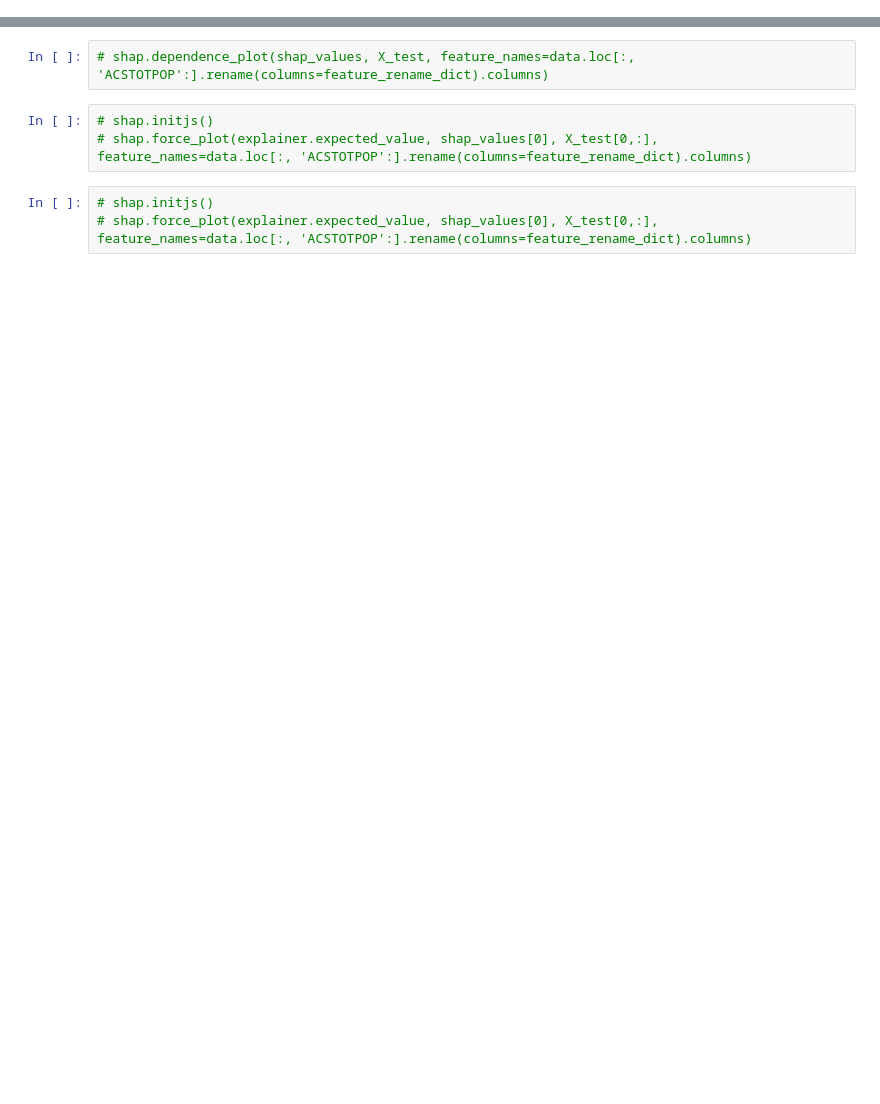
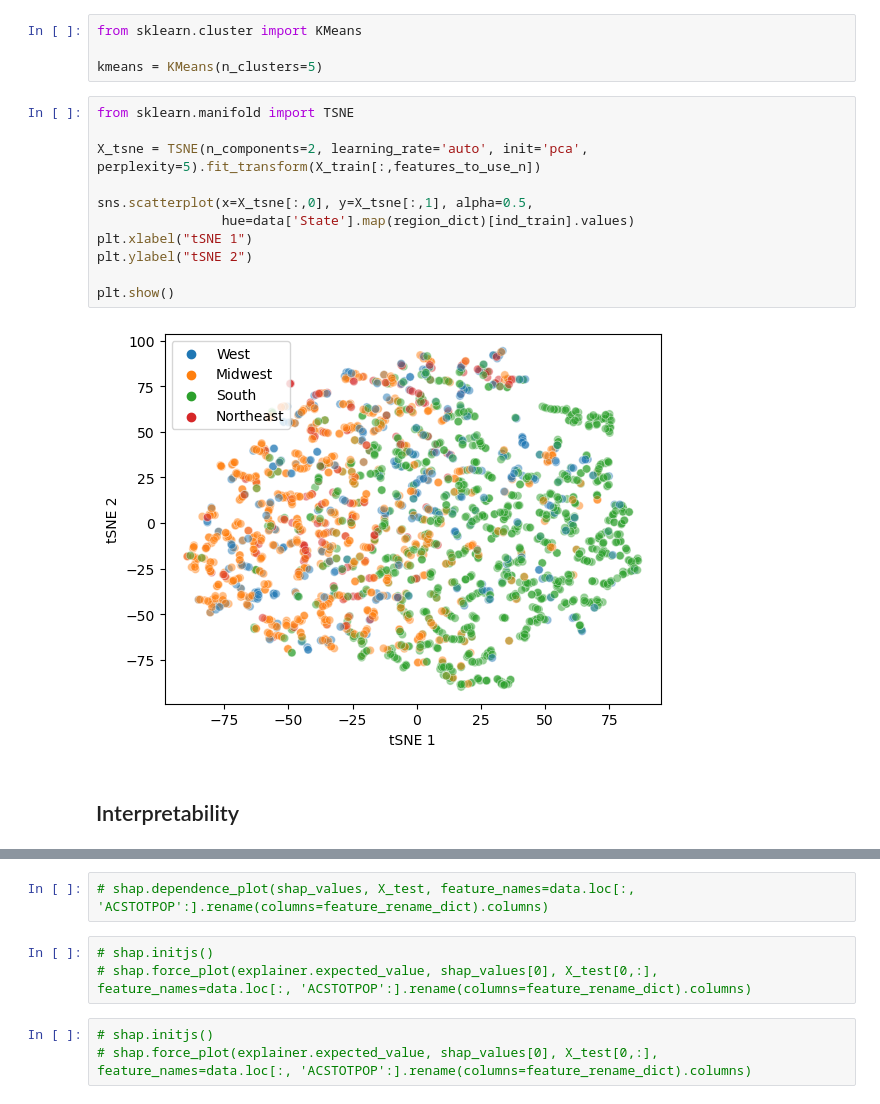
Before and after one commit to jkwesio/waste-class-repo2023, a Jupyter notebook: RF_SHAP_v3-jeb.ipynb, the cells around one changed output, grey strips where cells are left out. Drawn from its saved outputs; the diff is of its cells as text; blank space fills up the shorter version.

```diff
--- a/RF_SHAP_v3-jeb.ipynb
+++ b/RF_SHAP_v3-jeb.ipynb
@@ -82,0 +309,19 @@ shap.summary_plot(shap_values, X_test, plot_type="bar", feature_names=data.loc[:
+# %%
+from sklearn.cluster import KMeans
+
+kmeans = KMeans(n_clusters=5)
+# %%
+from sklearn.manifold import TSNE
+
+X_tsne = TSNE(n_components=2, learning_rate='auto', init='pca', perplexity=5).fit_transform(X_train[:,features_to_use_n])
+
+sns.scatterplot(x=X_tsne[:,0], y=X_tsne[:,1], alpha=0.5,
+                hue=data['State'].map(region_dict)[ind_train].values)
+plt.xlabel("tSNE 1")
+plt.ylabel("tSNE 2")
+
+plt.show()
+# %% [output]
+[figure, added]
+# %% [markdown]
+## Interpretability
```
Also changed, not shown: parts of 28 cells of this notebook, 5 other files.
